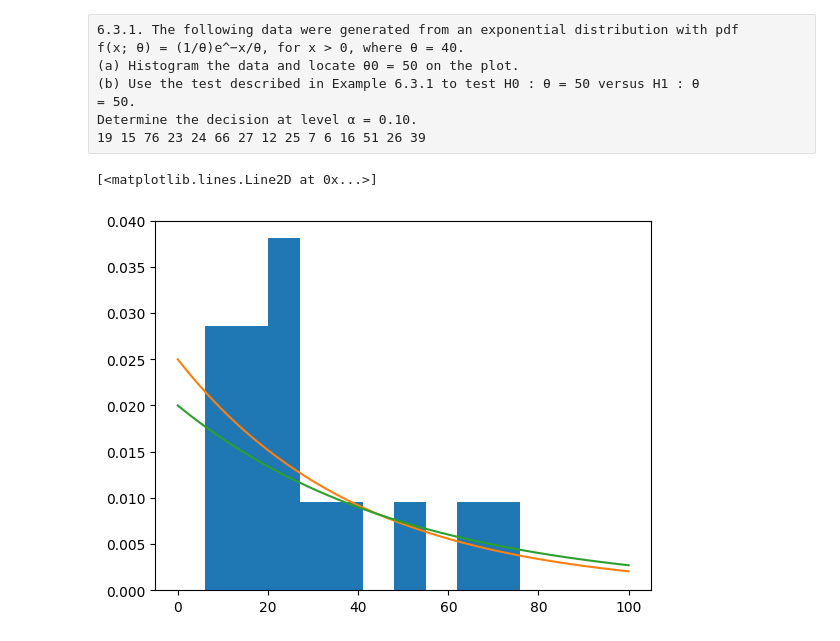
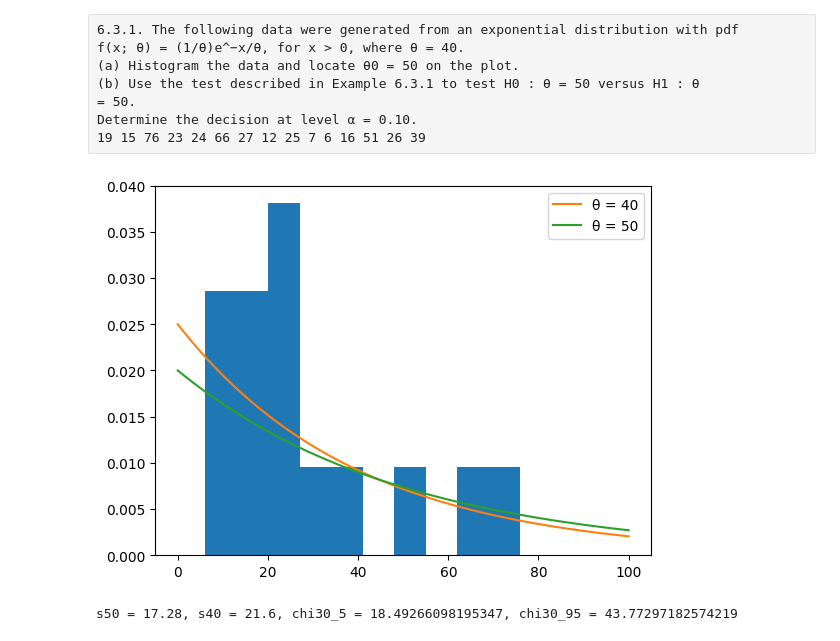
Before and after one commit to RalphExp/MachineLearning, a Jupyter notebook: Statistics/chapter06/maximum-likelyhood-method.ipynb, the cells around one changed output. Cells and saved outputs as stored; diff of their text form; code cells hidden in the pictures.

```diff
--- a/Statistics/chapter06/maximum-likelyhood-method.ipynb
+++ b/Statistics/chapter06/maximum-likelyhood-method.ipynb
@@ -41,13 +40,21 @@ Determine the decision at level α = 0.10.
 # %%
 data = numpy.array([19, 15, 76, 23, 24, 66, 27, 12, 25, 7, 6, 16, 51, 26, 39])
 plt.hist(data, bins=10, density=True)
 
 x = numpy.linspace(0, 100, 1000)
 y = stats.gamma.pdf(x, a=1, scale=40)
-plt.plot(x, y)
+plt.plot(x, y, label='θ = 40')
 
 y = stats.gamma.pdf(x, a=1, scale=50)
-plt.plot(x, y)
+plt.plot(x, y, label='θ = 50')
+plt.legend()
+plt.show()
+
+s50 = 2/50 * data.sum()
+s40 = 2/40 * data.sum()
+chi30_95 = stats.chi2.ppf(q=0.95, df=30)
+chi30_5 = stats.chi2.ppf(q=0.05, df=30)
+print(f's50 = {s50}, s40 = {s40}, chi30_5 = {chi30_5}, chi30_95 = {chi30_95}')
 # %% [output]
+[figure, new version]
-[<matplotlib.lines.Line2D at 0x...>]
+s50 = 17.28, s40 = 21.6, chi30_5 = 18.49266098195347, chi30_95 = 43.77297182574219
-[figure, old version]
```
Also changed, not shown: parts of 1 cell of this notebook.
